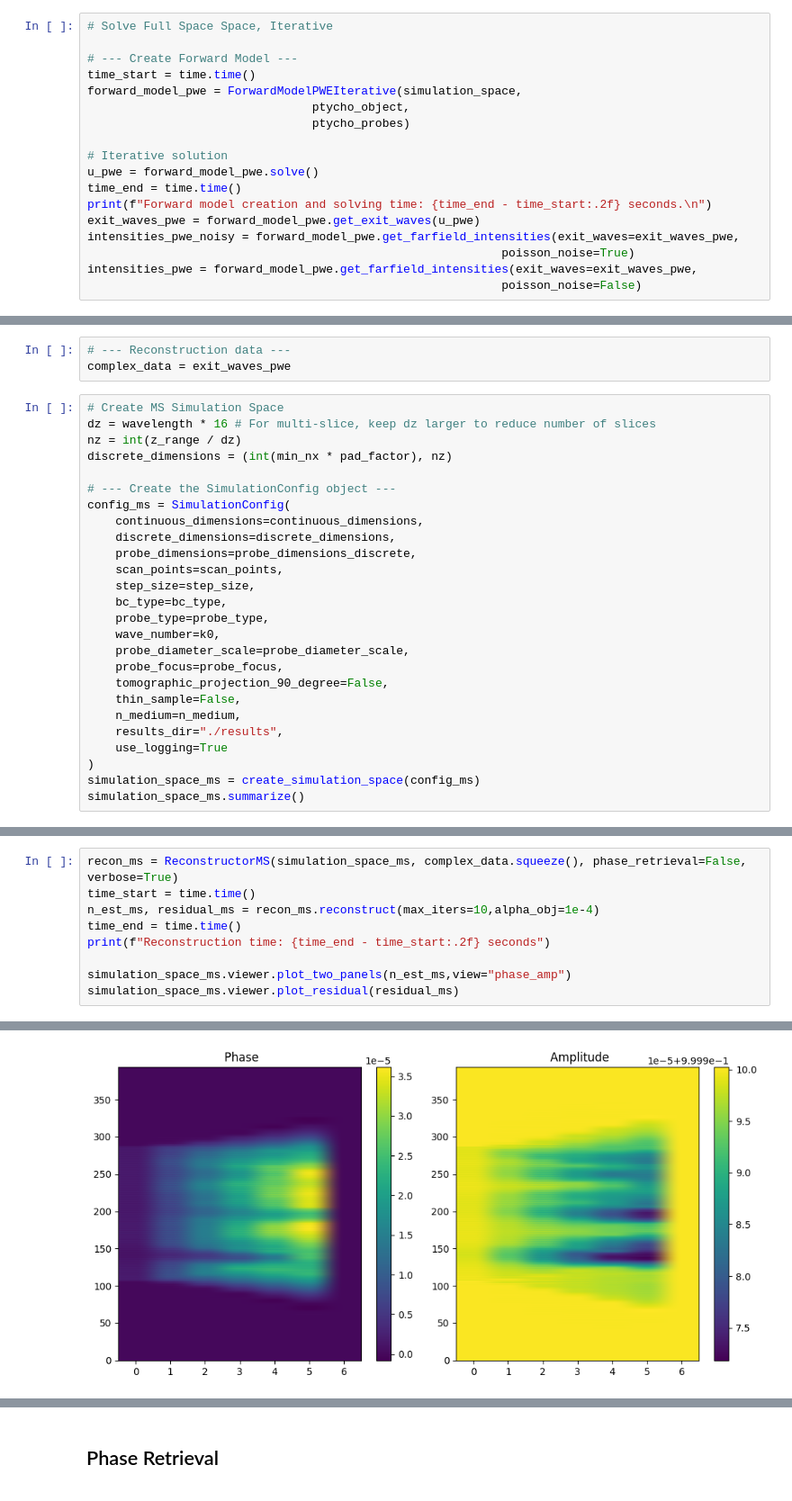
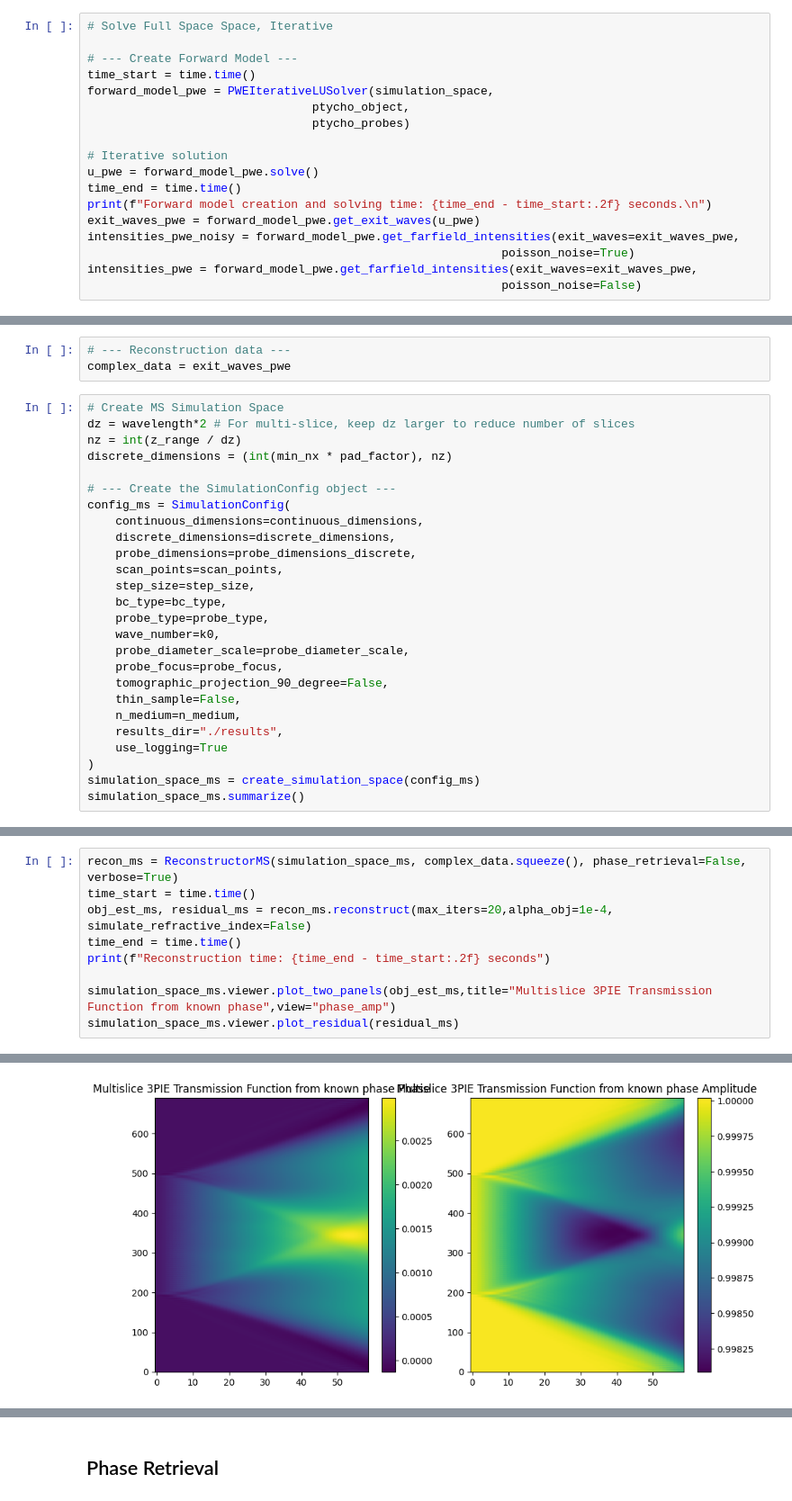
Before and after one commit to bryceshirley/thick_ptycho, a Jupyter notebook: notebooks/2D_examples/1b_ms_pwe_comparison_nonsimple_object.ipynb, the cells around one changed output, grey strips where cells are left out. Shown at 90% size. Saved outputs shown, nothing was run; the diff lists cells and outputs as text.

```diff
--- a/notebooks/2D_examples/1b_ms_pwe_comparison_nonsimple_object.ipynb
+++ b/notebooks/2D_examples/1b_ms_pwe_comparison_nonsimple_object.ipynb
@@ -181,7 +175,7 @@ Solution is a complex propagated field, shape:
 
 # --- Create Forward Model ---
 time_start = time.time()
-forward_model_pwe = ForwardModelPWEIterative(simulation_space,
+forward_model_pwe = PWEIterativeLUSolver(simulation_space,
                                 ptycho_object,
                                 ptycho_probes)
 
@@ -296,7 +257,7 @@ the system to be solved in reverse.
 complex_data = exit_waves_pwe
 # %%
 # Create MS Simulation Space
-dz = wavelength * 16 # For multi-slice, keep dz larger to reduce number of slices
+dz = wavelength*2 # For multi-slice, keep dz larger to reduce number of slices
 nz = int(z_range / dz)
 discrete_dimensions = (int(min_nx * pad_factor), nz)
 
@@ -333,11 +286,11 @@ simulation_space_ms.summarize()
 # %%
 recon_ms = ReconstructorMS(simulation_space_ms, complex_data.squeeze(), phase_retrieval=False, verbose=True)
 time_start = time.time()
-n_est_ms, residual_ms = recon_ms.reconstruct(max_iters=10,alpha_obj=1e-4)
+obj_est_ms, residual_ms = recon_ms.reconstruct(max_iters=20,alpha_obj=1e-4, simulate_refractive_index=False)
 time_end = time.time()
 print(f"Reconstruction time: {time_end - time_start:.2f} seconds")
 
-simulation_space_ms.viewer.plot_two_panels(n_est_ms,view="phase_amp")
+simulation_space_ms.viewer.plot_two_panels(obj_est_ms,title="Multislice 3PIE Transmission Function from known phase",view="phase_amp")
 simulation_space_ms.viewer.plot_residual(residual_ms)
 # %% [output]
 Initialized Multislice 3PIE Reconstructor.
@@ -355,3 +313,3 @@ Reconstruction time: 0.98 seconds
 (<Figure size 640x480 with 1 Axes>,
  <Axes: title={'center': 'Residual History'}, xlabel='Iteration', ylabel='RMSE'>)
-[figure, old version]
+[figure, new version]
```
Also changed, not shown: parts of 15 cells of this notebook, 30 other files.
